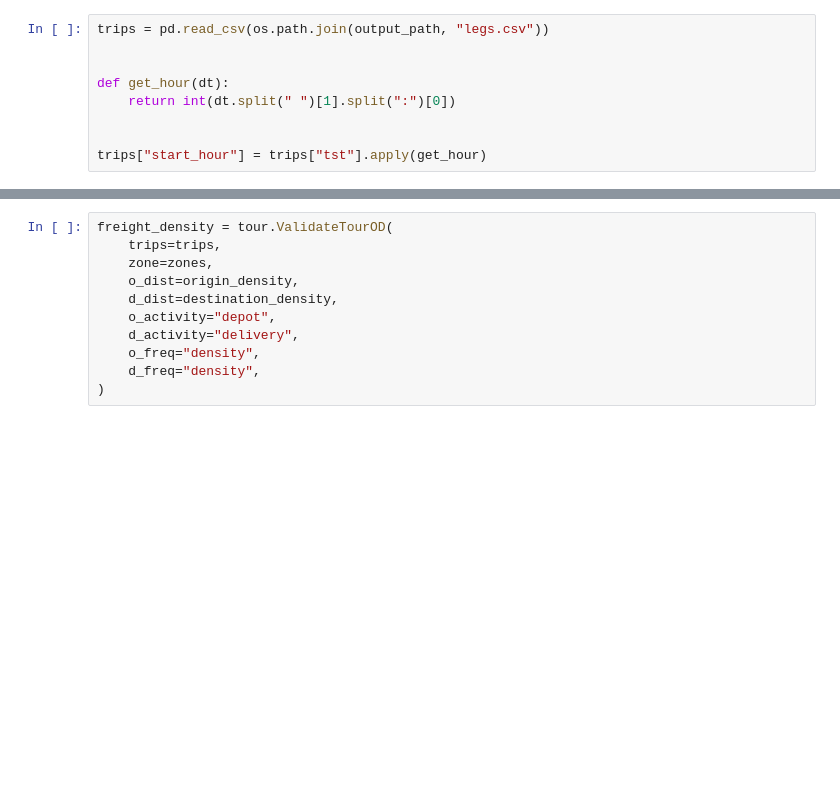
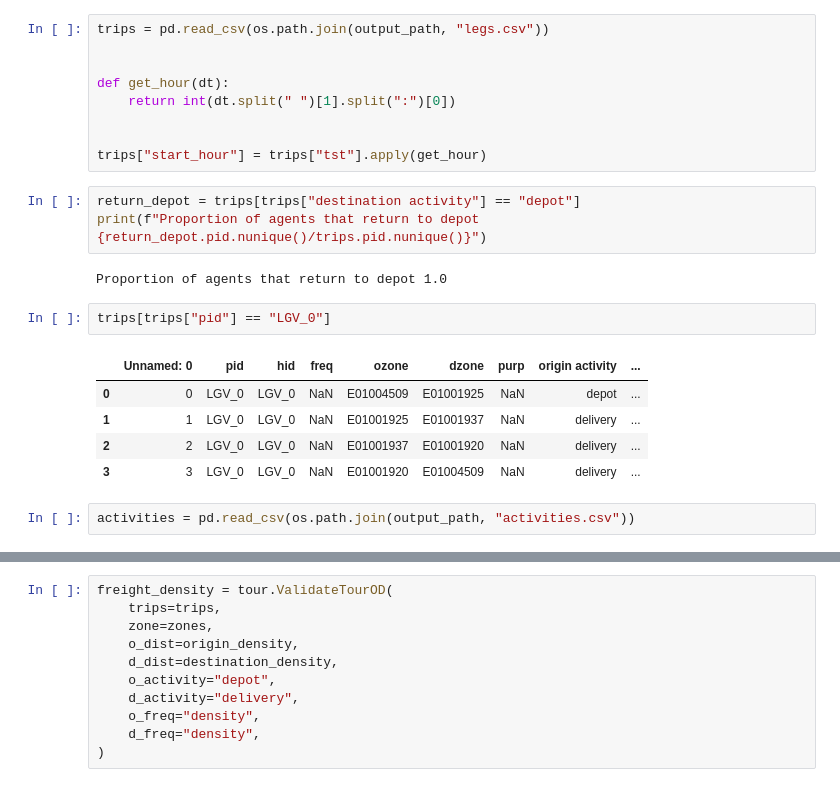
Before and after one commit to arup-group/pam, a Jupyter notebook: examples/13_Advanced_Freight_Synthesis.ipynb, the cells around one changed output, grey strips where cells are left out. Drawn from its saved outputs; the diff is of its cells as text; blank space fills up the shorter version.

```diff
--- a/examples/13_Advanced_Freight_Synthesis.ipynb
+++ b/examples/13_Advanced_Freight_Synthesis.ipynb
@@ -292,3 +312,18 @@ def get_hour(dt):
 
 
 trips["start_hour"] = trips["tst"].apply(get_hour)
+# %%
+return_depot = trips[trips["destination activity"] == "depot"]
+print(f"Proportion of agents that return to depot {return_depot.pid.nunique()/trips.pid.nunique()}")
+# %% [output]
+Proportion of agents that return to depot 1.0
+# %%
+trips[trips["pid"] == "LGV_0"]
+# %% [output]
+|  | Unnamed: 0 | pid | hid | freq | ozone | dzone | purp | origin activity | ... |
+| 0 | 0 | LGV_0 | LGV_0 | NaN | E01004509 | E01001925 | NaN | depot | ... |
+| 1 | 1 | LGV_0 | LGV_0 | NaN | E01001925 | E01001937 | NaN | delivery | ... |
+| 2 | 2 | LGV_0 | LGV_0 | NaN | E01001937 | E01001920 | NaN | delivery | ... |
+| 3 | 3 | LGV_0 | LGV_0 | NaN | E01001920 | E01004509 | NaN | delivery | ... |
+# %%
+activities = pd.read_csv(os.path.join(output_path, "activities.csv"))
```
Also changed, not shown: parts of 9 cells of this notebook, 1 other file.
